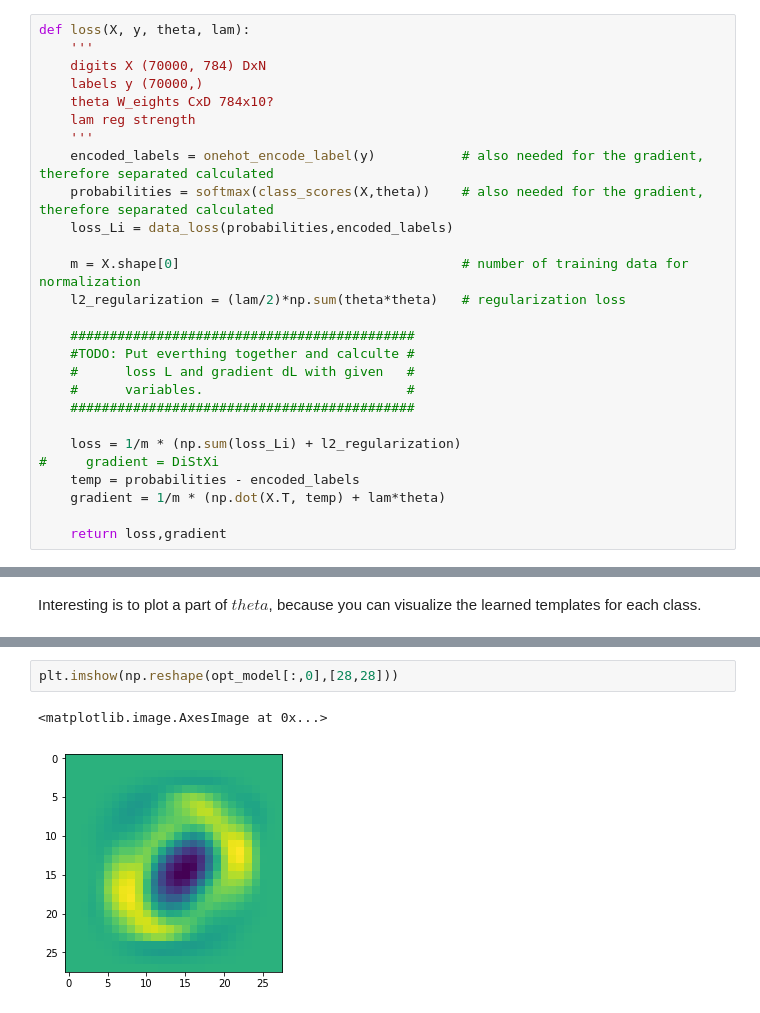
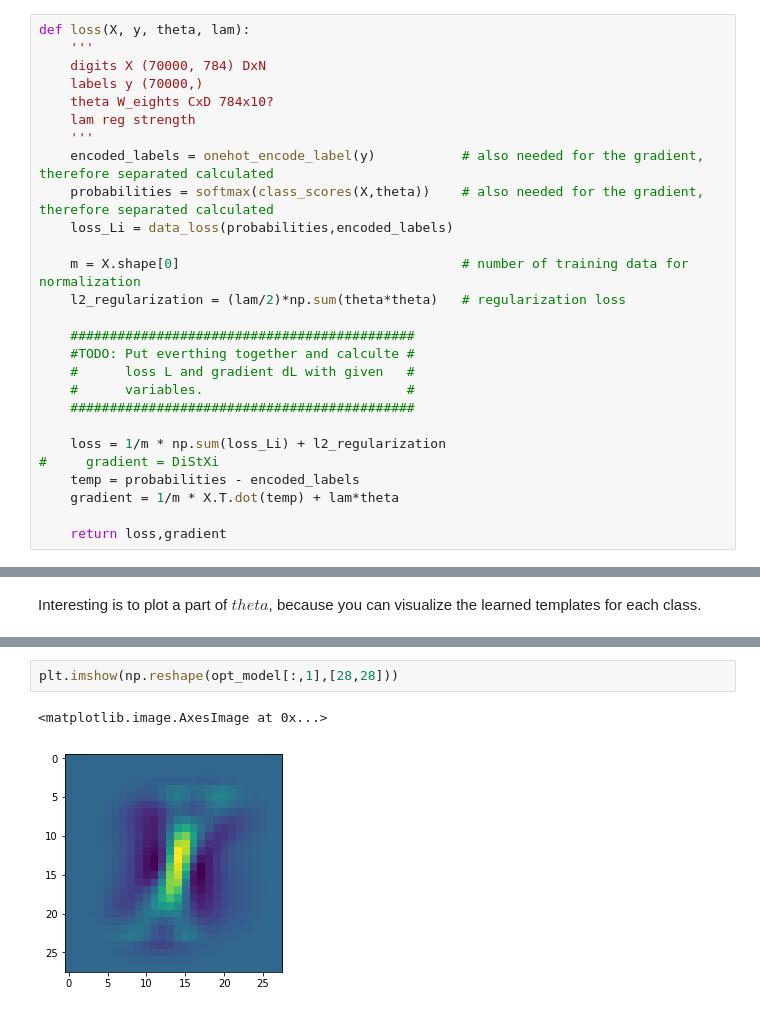
Before and after one commit to LeoRoi/cnn, a Jupyter notebook: exercise_softmax-classifier.ipynb, the cells around one changed output, grey strips where cells are left out. Cells and saved outputs as stored; diff of their text form.

```diff
--- a/exercise_softmax-classifier.ipynb
+++ b/exercise_softmax-classifier.ipynb
@@ -309,10 +311,10 @@ def loss(X, y, theta, lam):
     #      variables.                          #
     ############################################
 
-    loss = 1/m * (np.sum(loss_Li) + l2_regularization)
+    loss = 1/m * np.sum(loss_Li) + l2_regularization
 #     gradient = DiStXi
     temp = probabilities - encoded_labels
-    gradient = 1/m * (np.dot(X.T, temp) + lam*theta)
+    gradient = 1/m * X.T.dot(temp) + lam*theta
 
     return loss,gradient
 # %% [markdown]
@@ -407,5 +420,5 @@ Interesting is to plot a part of $theta$, because you can visualize the learned
 # %%
-plt.imshow(np.reshape(opt_model[:,0],[28,28]))
+plt.imshow(np.reshape(opt_model[:,1],[28,28]))
 # %% [output]
 <matplotlib.image.AxesImage at 0x...>
-[figure, old version]
+[figure, new version]
```
Also changed, not shown: parts of 3 cells of this notebook.
